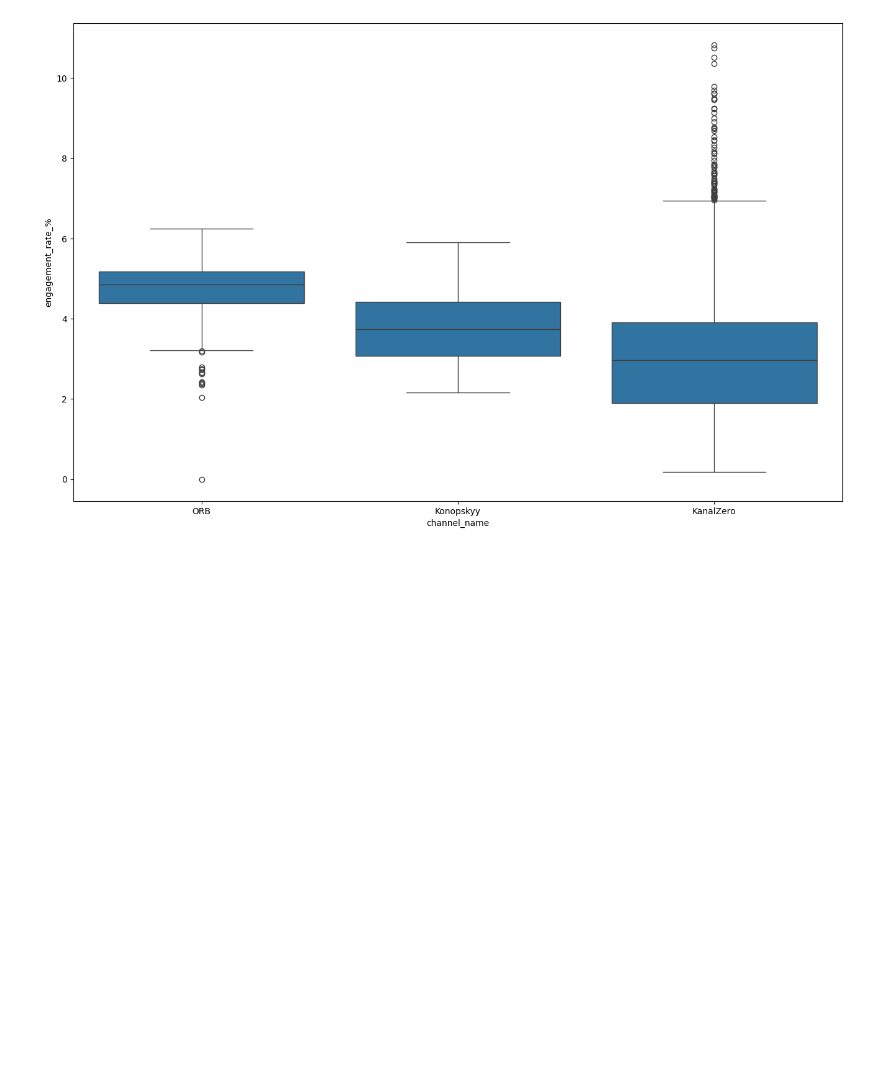
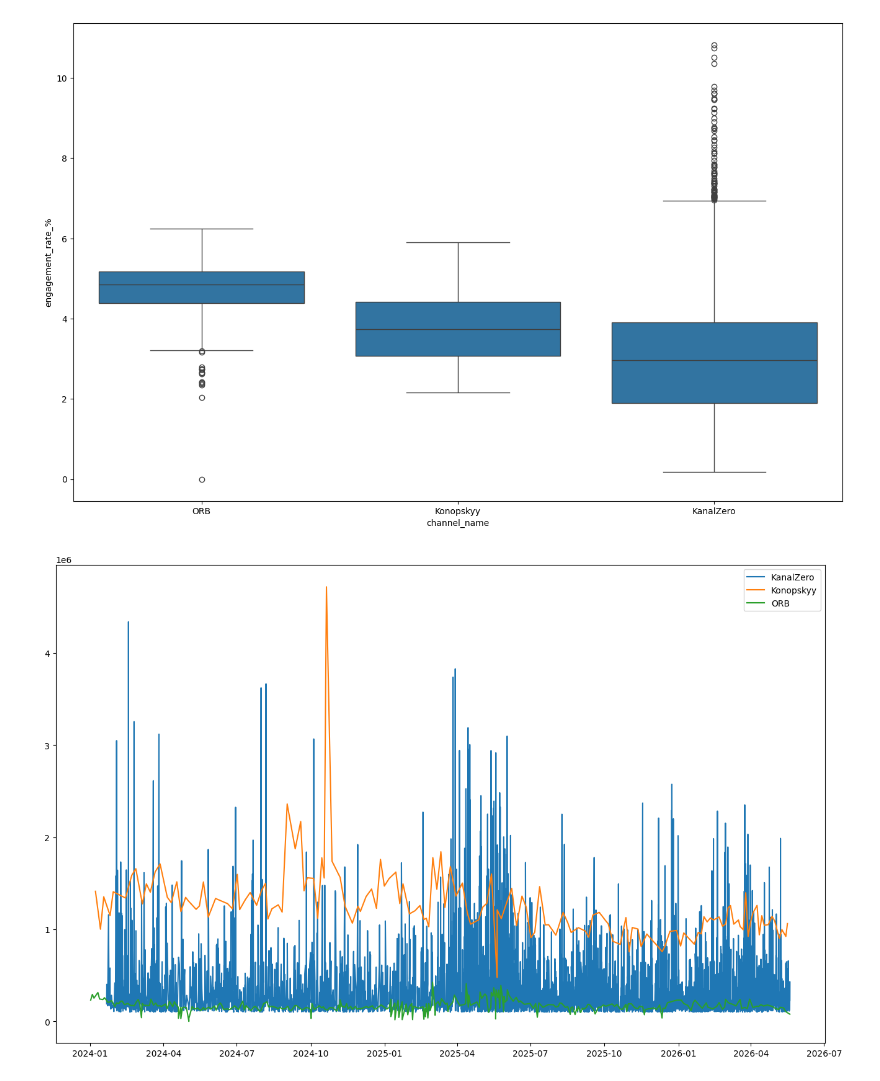
Before and after one commit to KAja278/projekt_analiza_danych_python, a Jupyter notebook: notebooks/wizualizacja_danych_kaja.ipynb, the cells around one changed output. Saved outputs shown, nothing was run; the diff lists cells and outputs as text; code cells hidden in the pictures; blank space fills up the shorter version.

```diff
--- a/notebooks/wizualizacja_danych_kaja.ipynb
+++ b/notebooks/wizualizacja_danych_kaja.ipynb
@@ -196,3 +195,12 @@ sns.boxplot(y=df['engagement_rate_%'],x=df['channel_name'])
 # %% [output]
 <Axes: xlabel='channel_name', ylabel='engagement_rate_%'>
 [figure]
+# %%
+plt.figure(figsize=(16,10))
+for name, group in df.groupby("channel_name"):
+    plt.plot(group["published_at"], group["view_count"], label=name)
+
+plt.legend()
+plt.show()
+# %% [output]
+[figure, added]
```
Also changed, not shown: parts of 10 cells of this notebook, 1 other file.
